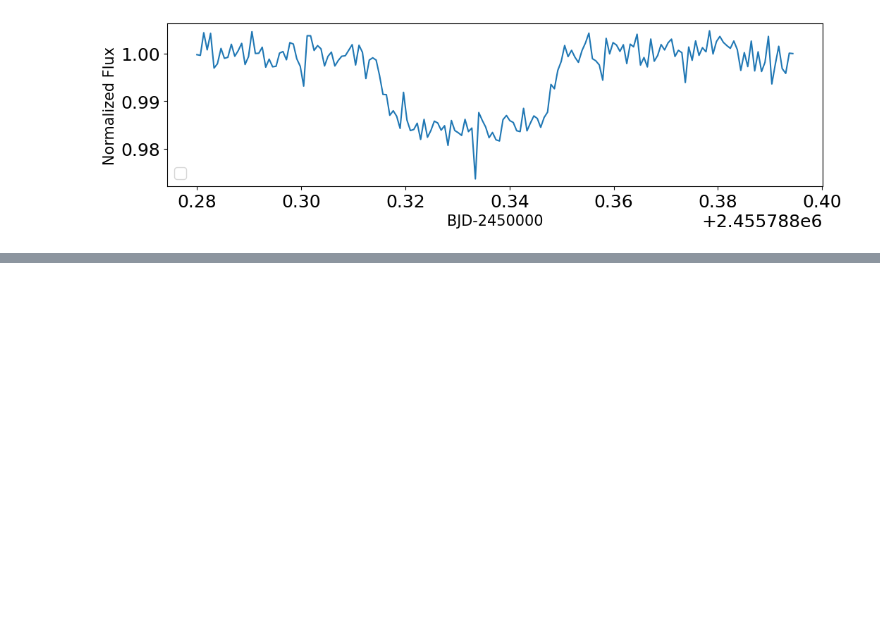
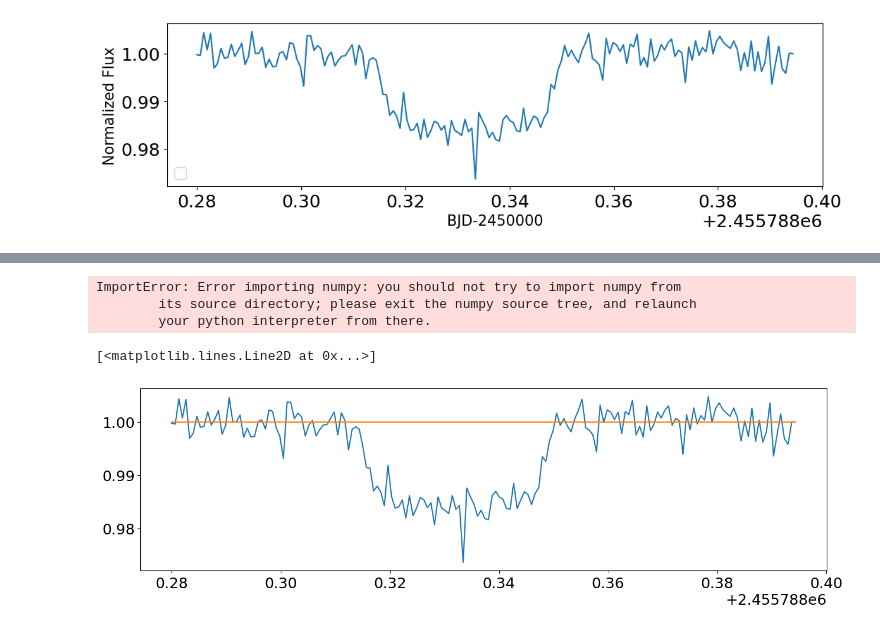
Before and after one commit to Takuto329/exoplanet_transit, a Jupyter notebook: modeling/model.ipynb, the cells around one changed output, grey strips where cells are left out. Drawn from its saved outputs; the diff is of its cells as text; code cells hidden in the pictures; blank space fills up the shorter version.

```diff
--- a/modeling/model.ipynb
+++ b/modeling/model.ipynb
@@ -39,16 +58,37 @@ No artists with labels found to put in legend.  Note that artists whose label st
+# %%
+import numpy as np
+a = np.cos(60)
+print(a)
+# %% [output]
+ImportError: Error importing numpy: you should not try to import numpy from
+        its source directory; please exit the numpy source tree, and relaunch
+        your python interpreter from there.
 # %%
 import batman
-
+from adyropy import units as u
+time = np.array(df['TIME'])
+flux = df['RELATIVE']
 params = batman.TransitParams()       #object to store transit parameters
 params.t0 = 0.                        #time of inferior conjunction
-params.per = 1.                       #orbital period
-params.rp = 0.1                       #planet radius (in units of stellar radii)
-params.a = 15.                        #semi-major axis (in units of stellar radii)
-params.inc = 87.                      #orbital inclination (in degrees)
-params.ecc = 0.                       #eccentricity
+params.per = 1.580404531                       #orbital period
+params.rp = 2.733 * u.Rearth.to(u.Rsun)                        #planet radius (in units of stellar radii)
+params.a = 0.01505 * u.ac                        #semi-major axis (in units of stellar radii)
+params.inc = 90.                      #orbital inclination (in degrees)
+params.ecc = 0.0062                       #eccentricity
 params.w = 90.                        #longitude of periastron (in degrees)
-params.limb_dark = "nonlinear"        #limb darkening model
-params.u = [0.5, 0.1, 0.1, -0.1]      #limb darkening coefficients [u1, u2, u3, u4]
+params.limb_dark = "quadratic"        #limb darkening model
+params.u = [0.088, 0.404]      #limb darkening coefficients [u1, u2, u3, u4]
 
-t = np.linspace(-0.025, 0.025, 1000)  #times at which to calculate light curve
-m = batman.TransitModel(params, t)    #initializes model
+ #times at which to calculate light curve
+m = batman.TransitModel(params, time)    #initializes model
+model_flux = m.light_curve(params)
+# %%
+fig,ax = pl.subplots(1,1,figsize=(15,4),sharex=True)
+time = df['TIME']
+flux = df['RELATIVE']
+
+ax.plot(time, flux)
+ax.plot(time,model_flux)
+# %% [output]
+[<matplotlib.lines.Line2D at 0x...>]
+[figure, added]
```
Also changed, not shown: parts of 1 cell of this notebook.
